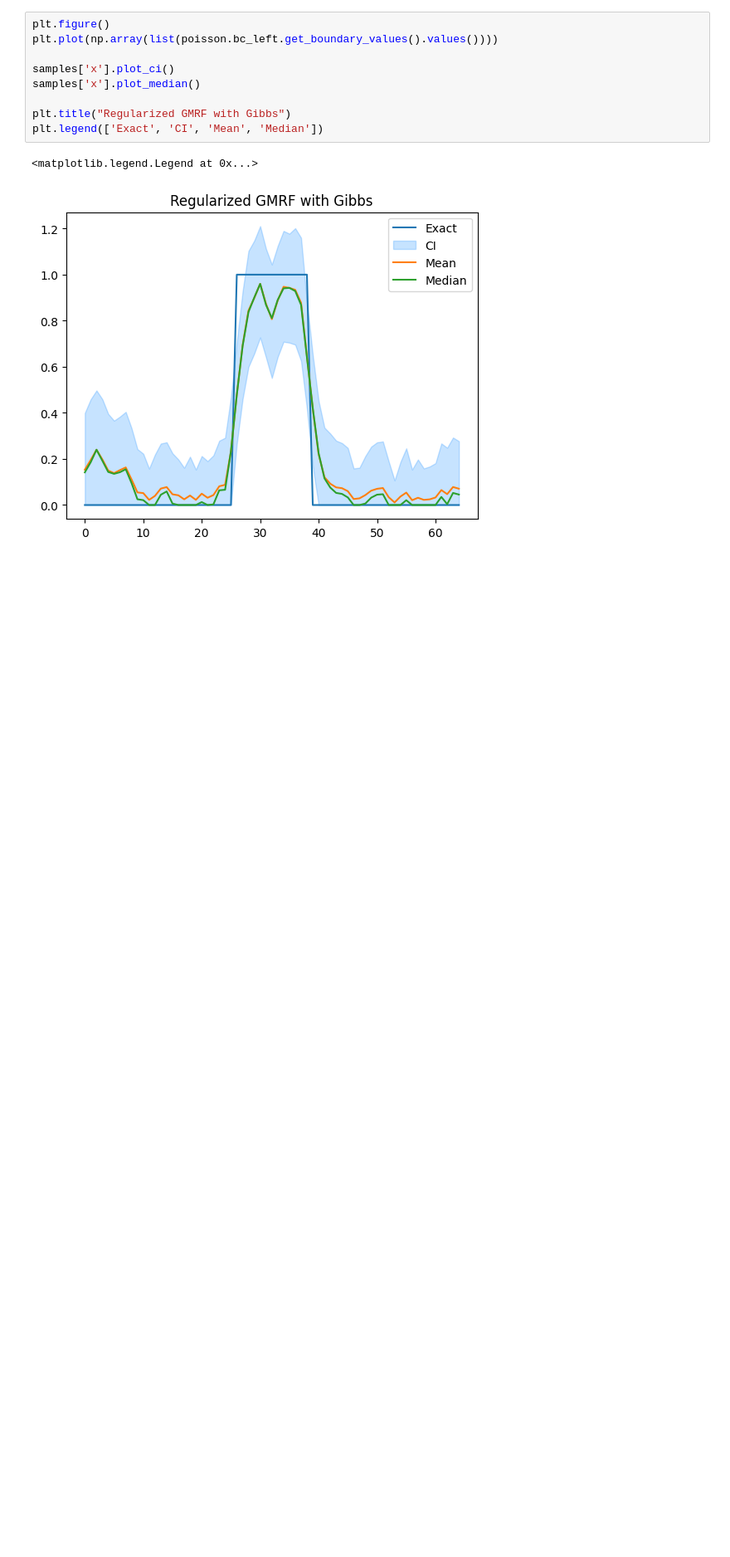
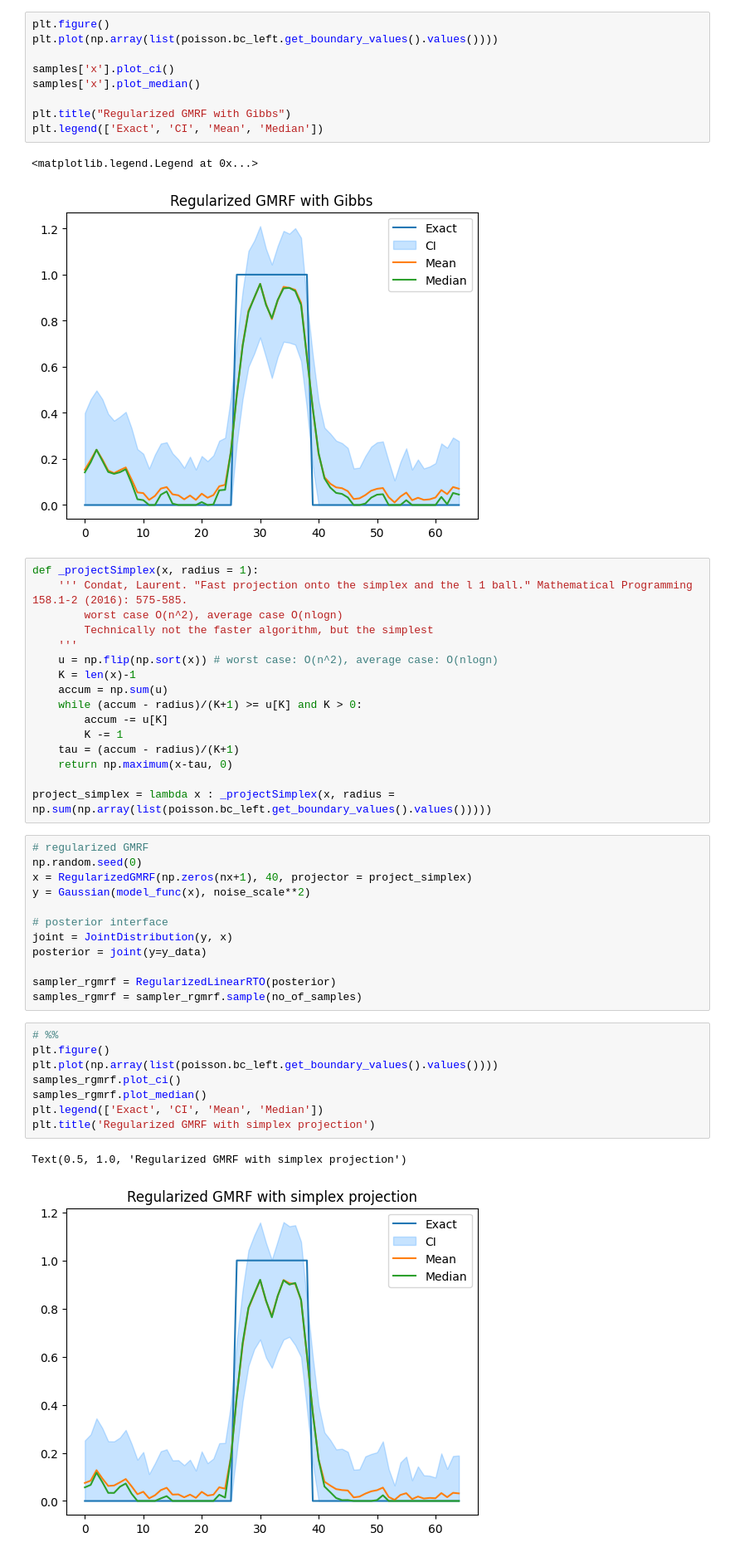
Before and after one commit to CUQI-DTU/Paper-Implicit, a Jupyter notebook: boundary_value_demo.ipynb, the cells around one changed output. Shown at 83% size. Drawn from its saved outputs; the diff is of its cells as text; blank space fills up the shorter version.

Commit message:
add test with a simplex type constraint

```diff
--- a/boundary_value_demo.ipynb
+++ b/boundary_value_demo.ipynb
@@ -193,3 +194,42 @@ plt.legend(['Exact', 'CI', 'Mean', 'Median'])
 # %% [output]
 <matplotlib.legend.Legend at 0x...>
 [figure]
+# %%
+def _projectSimplex(x, radius = 1):
+    ''' Condat, Laurent. "Fast projection onto the simplex and the l 1 ball." Mathematical Programming 158.1-2 (2016): 575-585.
+        worst case O(n^2), average case O(nlogn)
+        Technically not the faster algorithm, but the simplest
+    '''
+    u = np.flip(np.sort(x)) # worst case: O(n^2), average case: O(nlogn)
+    K = len(x)-1
+    accum = np.sum(u)
+    while (accum - radius)/(K+1) >= u[K] and K > 0:
+        accum -= u[K]
+        K -= 1
+    tau = (accum - radius)/(K+1)
+    return np.maximum(x-tau, 0)
+
+project_simplex = lambda x : _projectSimplex(x, radius = np.sum(np.array(list(poisson.bc_left.get_boundary_values().values()))))
+# %%
+# regularized GMRF
+np.random.seed(0)
+x = RegularizedGMRF(np.zeros(nx+1), 40, projector = project_simplex)
+y = Gaussian(model_func(x), noise_scale**2)
+
+# posterior interface
+joint = JointDistribution(y, x)
+posterior = joint(y=y_data)
+
+sampler_rgmrf = RegularizedLinearRTO(posterior)
+samples_rgmrf = sampler_rgmrf.sample(no_of_samples)
+# %%
+# %%
+plt.figure()
+plt.plot(np.array(list(poisson.bc_left.get_boundary_values().values())))
+samples_rgmrf.plot_ci()
+samples_rgmrf.plot_median()
+plt.legend(['Exact', 'CI', 'Mean', 'Median'])
+plt.title('Regularized GMRF with simplex projection')
+# %% [output]
+Text(0.5, 1.0, 'Regularized GMRF with simplex projection')
+[figure, added]
```
Also changed, not shown: parts of 2 cells of this notebook.
